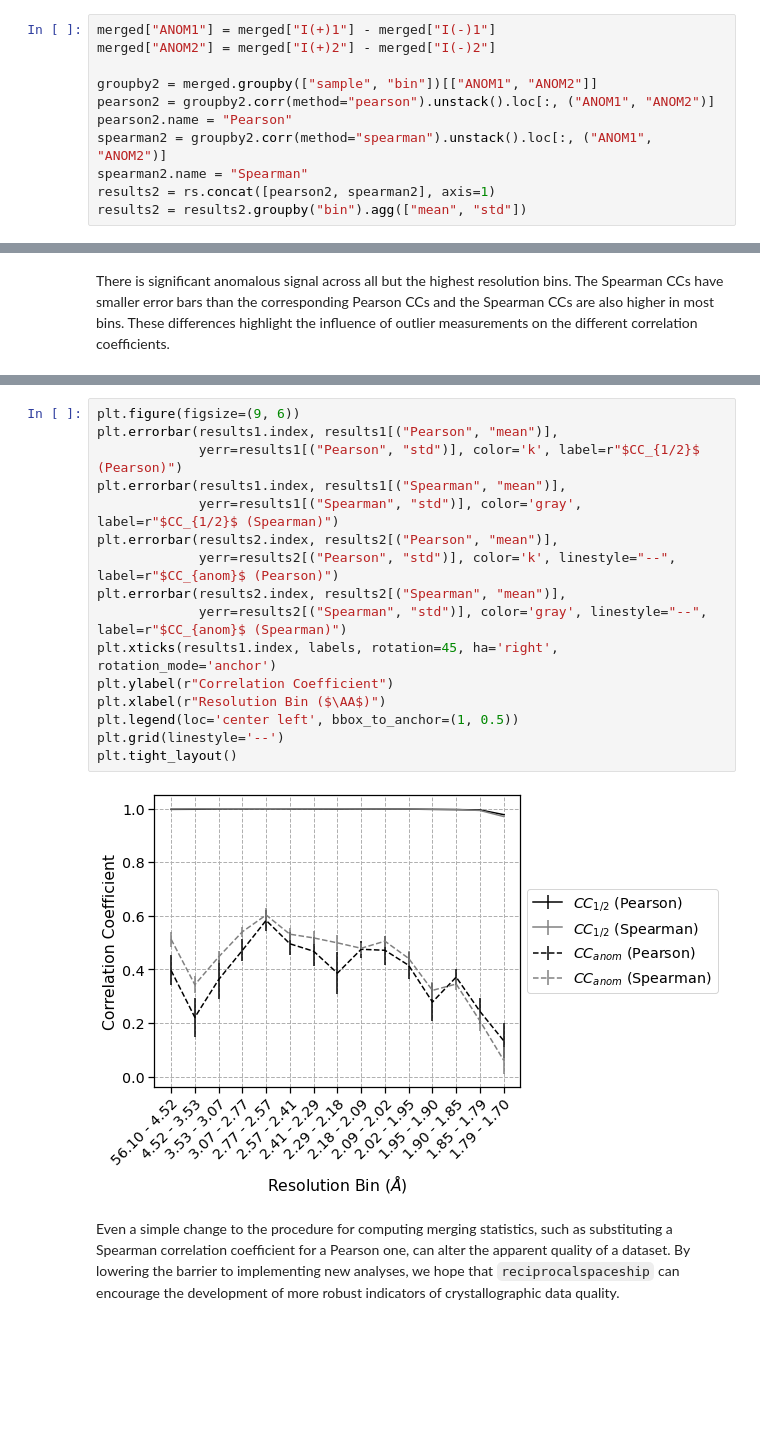
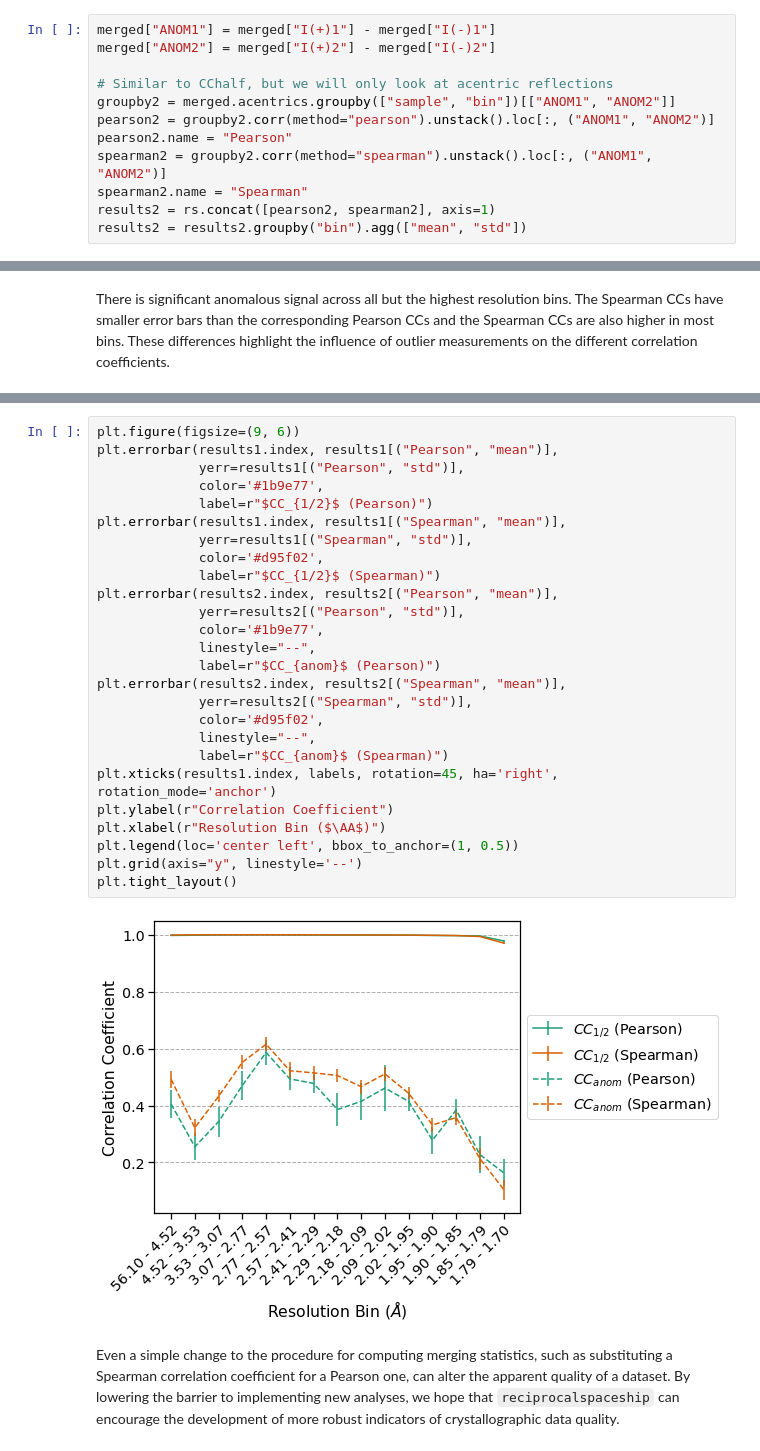
Before and after one commit to rs-station/reciprocalspaceship, a Jupyter notebook: docs/examples/2_mergingstats.ipynb, the cells around one changed output, grey strips where cells are left out. Saved outputs shown, nothing was run; the diff lists cells and outputs as text; blank space fills up the shorter version.

```diff
--- a/docs/examples/2_mergingstats.ipynb
+++ b/docs/examples/2_mergingstats.ipynb
@@ -251,7 +255,8 @@ Let's now repeat this for the anomalous data, computing $CC_{anom}$:
 merged["ANOM1"] = merged["I(+)1"] - merged["I(-)1"]
 merged["ANOM2"] = merged["I(+)2"] - merged["I(-)2"]
 
-groupby2 = merged.groupby(["sample", "bin"])[["ANOM1", "ANOM2"]]
+# Similar to CChalf, but we will only look at acentric reflections
+groupby2 = merged.acentrics.groupby(["sample", "bin"])[["ANOM1", "ANOM2"]]
 pearson2 = groupby2.corr(method="pearson").unstack().loc[:, ("ANOM1", "ANOM2")]
 pearson2.name = "Pearson"
 spearman2 = groupby2.corr(method="spearman").unstack().loc[:, ("ANOM1", "ANOM2")]
@@ -293,20 +302,30 @@ We have used `reciprocalspaceship` to merge a dataset using inverse-variance wei
 # %%
 plt.figure(figsize=(9, 6))
 plt.errorbar(results1.index, results1[("Pearson", "mean")],
-             yerr=results1[("Pearson", "std")], color='k', label=r"$CC_{1/2}$ (Pearson)")
+             yerr=results1[("Pearson", "std")],
+             color='#1b9e77',
+             label=r"$CC_{1/2}$ (Pearson)")
 plt.errorbar(results1.index, results1[("Spearman", "mean")],
-             yerr=results1[("Spearman", "std")], color='gray', label=r"$CC_{1/2}$ (Spearman)")
+             yerr=results1[("Spearman", "std")],
+             color='#d95f02',
+             label=r"$CC_{1/2}$ (Spearman)")
 plt.errorbar(results2.index, results2[("Pearson", "mean")],
-             yerr=results2[("Pearson", "std")], color='k', linestyle="--", label=r"$CC_{anom}$ (Pearson)")
+             yerr=results2[("Pearson", "std")],
+             color='#1b9e77',
+             linestyle="--",
+             label=r"$CC_{anom}$ (Pearson)")
 plt.errorbar(results2.index, results2[("Spearman", "mean")],
-             yerr=results2[("Spearman", "std")], color='gray', linestyle="--", label=r"$CC_{anom}$ (Spearman)")
+             yerr=results2[("Spearman", "std")],
+             color='#d95f02',
+             linestyle="--",
+             label=r"$CC_{anom}$ (Spearman)")
 plt.xticks(results1.index, labels, rotation=45, ha='right', rotation_mode='anchor')
 plt.ylabel(r"Correlation Coefficient")
 plt.xlabel(r"Resolution Bin ($\AA$)")
 plt.legend(loc='center left', bbox_to_anchor=(1, 0.5))
-plt.grid(linestyle='--')
+plt.grid(axis="y", linestyle='--')
 plt.tight_layout()
 # %% [output]
-[figure, old version]
+[figure, new version]
 # %% [markdown]
 Even a simple change to the procedure for computing merging statistics, such as substituting a Spearman correlation coefficient for a Pearson one, can alter the apparent quality of a dataset. By lowering the barrier to implementing new analyses, we hope that `reciprocalspaceship` can encourage the development of more robust indicators of crystallographic data quality.
```
Also changed, not shown: parts of 10 cells of this notebook, 9 other files.
